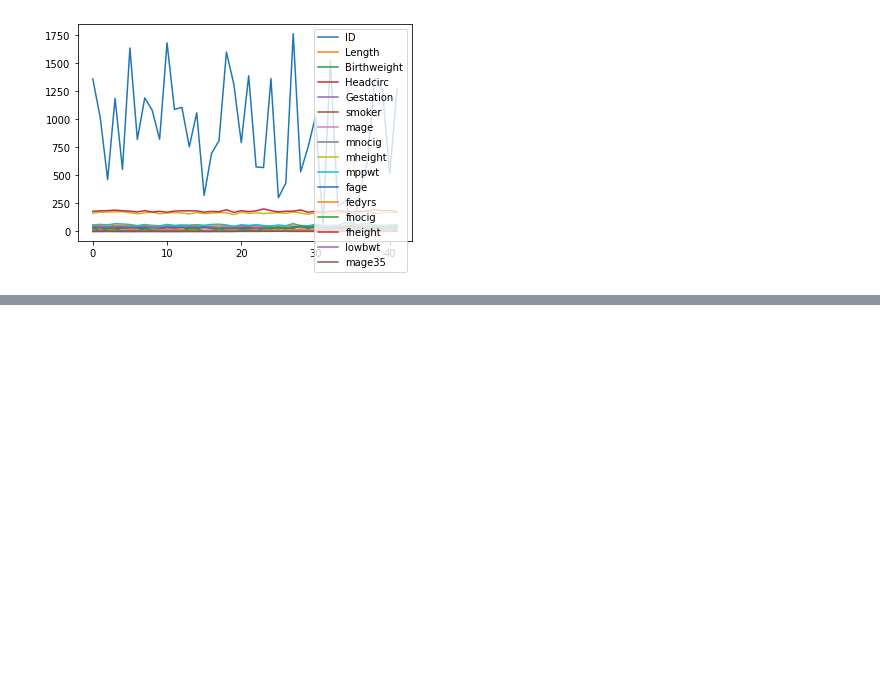
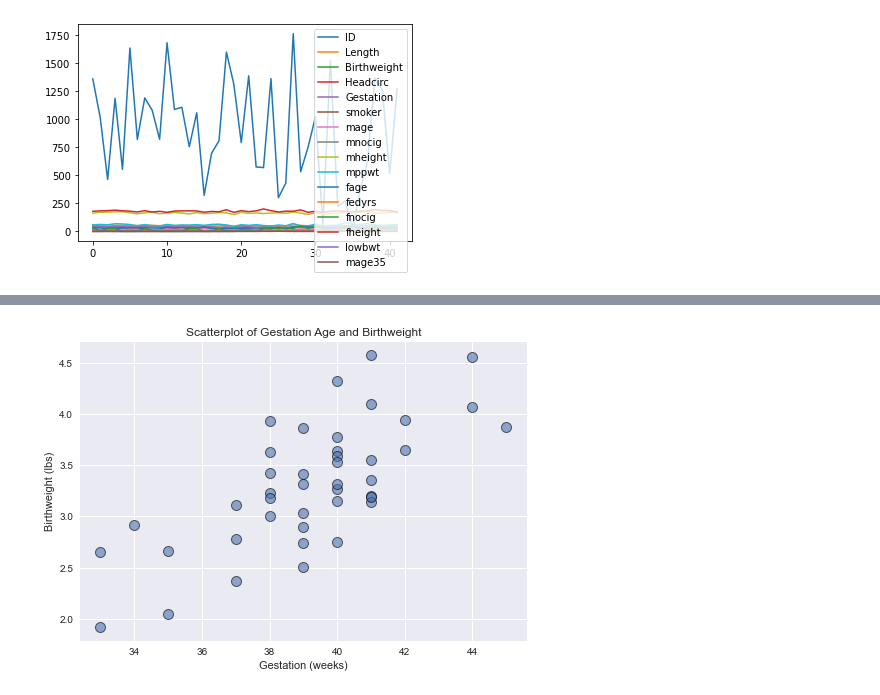
Before and after one commit to hiimfam/data-project, a Jupyter notebook: main.ipynb, the cells around one changed output, grey strips where cells are left out. Drawn from its saved outputs; the diff is of its cells as text; code cells hidden in the pictures; blank space fills up the shorter version.

```diff
--- a/main.ipynb
+++ b/main.ipynb
@@ -86,0 +69,17 @@ plt.show()
+# %%
+# scatterplot showing the relationship between two scale variables; Geastation and Birthweight
+# we believe as gestational age grows, birthweight should grow as well
+
+plt.style.use('seaborn')
+
+gestation = df['Gestation']
+birth_weight = df['Birthweight']
+
+plt.scatter(gestation, birth_weight, s = 100, alpha = 0.6, edgecolors= 'black', linewidth = 1)
+plt.title('Scatterplot of Gestation Age and Birthweight')
+plt.xlabel('Gestation (weeks)')
+plt.ylabel('Birthweight (lbs)')
+plt.tight_layout
+plt.show()
+# %% [output]
+[figure, added]
```
Also changed, not shown: parts of 9 cells of this notebook.
